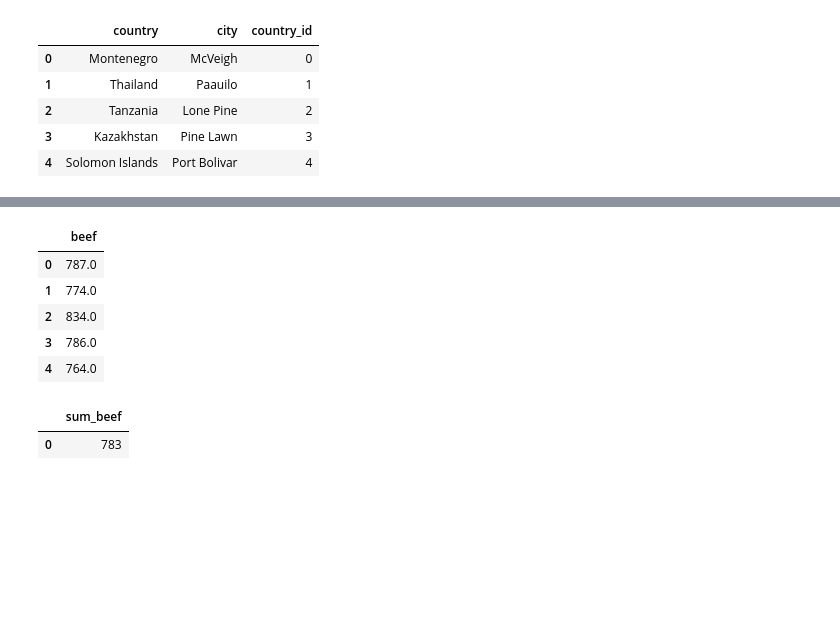
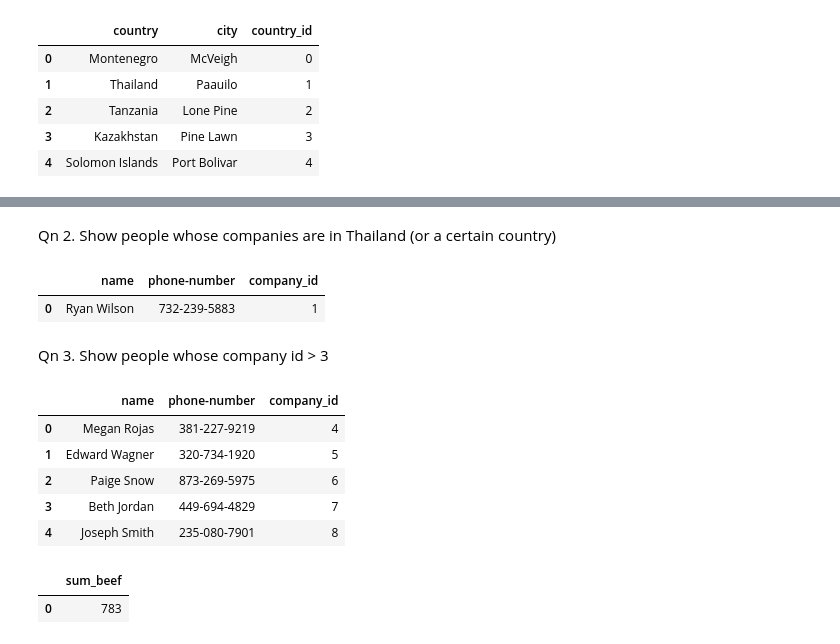
Before and after one commit to tinhb92/tay_quen, a Jupyter notebook: sql.ipynb, the cells around one changed output, grey strips where cells are left out. Drawn from its saved outputs; the diff is of its cells as text; code cells hidden in the pictures; blank space fills up the shorter version.

```diff
--- a/sql.ipynb
+++ b/sql.ipynb
@@ -63,9 +59,2 @@ births = load_births()
-# %%
-pysqldf("SELECT beef FROM meat WHERE beef>751").head()
-# %% [output]
-|  | beef |
-| 0 | 787.0 |
-| 1 | 774.0 |
-| 2 | 834.0 |
-| 3 | 786.0 |
-| 4 | 764.0 |
+# %% [markdown]
+Qn 2. Show people whose companies are in Thailand (or a certain country)
@@ -72,3 +76,23 @@ pysqldf("SELECT beef FROM meat WHERE beef>751").head()
+# %%
+pysqldf(q).head()
+# %% [output]
+|  | name | phone-number | company_id |
+| 0 | Ryan Wilson | 732-239-5883 | 1 |
+# %% [markdown]
+Qn 3. Show people whose company id > 3
+# %%
+q = """
+SELECT * FROM df_name WHERE company_id > 3
+"""
+# %%
+pysqldf(q).head()
+# %% [output]
+|  | name | phone-number | company_id |
+| 0 | Megan Rojas | 381-227-9219 | 4 |
+| 1 | Edward Wagner | 320-734-1920 | 5 |
+| 2 | Paige Snow | 873-269-5975 | 6 |
+| 3 | Beth Jordan | 449-694-4829 | 7 |
+| 4 | Joseph Smith | 235-080-7901 | 8 |
 # %%
 pysqldf("SELECT SUM(CASE When beef>751 Then 1 Else 0 End ) as sum_beef FROM meat;").head()
 # %% [output]
```
Also changed, not shown: parts of 4 cells of this notebook.
